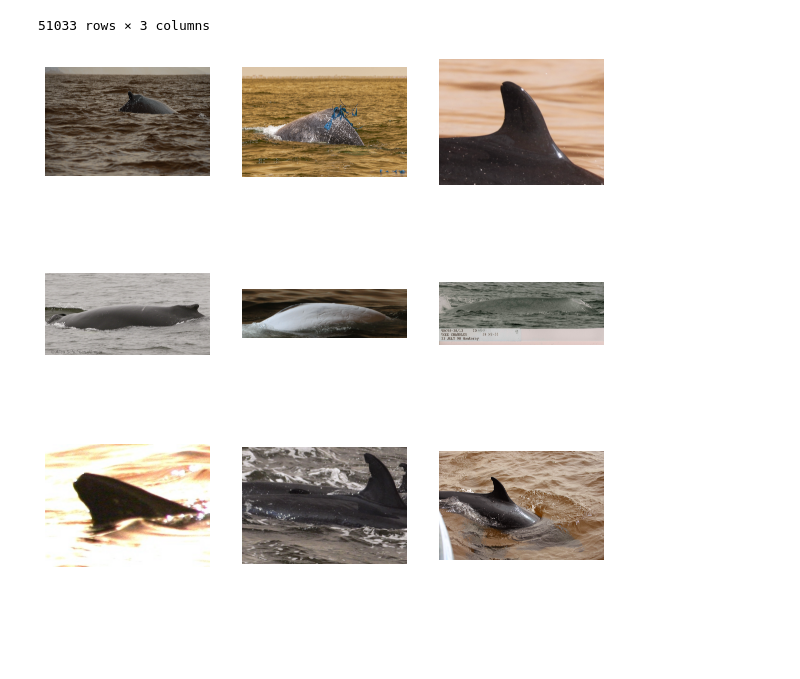
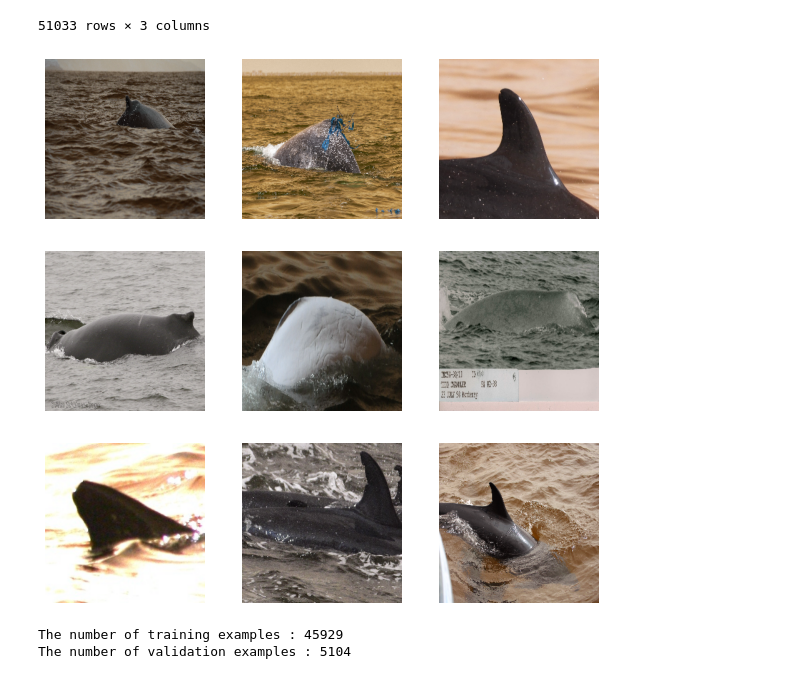
Before and after one commit to anirudh217sharma/Happy_Whale_and_Dolphins, a Jupyter notebook: marine-mammal-classification.ipynb, the cells around one changed output. Drawn from its saved outputs; the diff is of its cells as text; code cells hidden in the pictures; blank space fills up the shorter version.

```diff
--- a/marine-mammal-classification.ipynb
+++ b/marine-mammal-classification.ipynb
@@ -176,17 +177,29 @@ train_df
 | 51032 | fffdcd42312777.jpg | 3 | 1700 |
 51033 rows × 3 columns
 # %%
+IMG_SIZE = 256
+
 # Inspecting the trianing images
 train_dir = '/kaggle/input/happy-whale-and-dolphin/train_images/'
 test_dir = '/kaggle/input/happy-whale-and-dolphin/test_images/'
 
 plt.figure(figsize=(10, 10))
 for idx,image in enumerate(os.listdir(train_dir)):
     if idx >= 9:
         break
     image_array = cv2.imread(train_dir + image)
+    image_array = cv2.resize(image_array, (IMG_SIZE,IMG_SIZE))
     ax = plt.subplot(3, 3, idx + 1)
     plt.imshow(image_array)
     plt.axis("off")
 # %% [output]
-[figure, old version]
+[figure, new version]
+# %%
+# Dividing train set into train - 90% and validation - 10%
+
+train, valid = train_test_split(train_df, test_size=0.1)
+print(f'The number of training examples : {len(train)}')
+print(f'The number of validation examples : {len(valid)}')
+# %% [output]
+The number of training examples : 45929
+The number of validation examples : 5104
```
Also changed, not shown: parts of 5 cells of this notebook.
